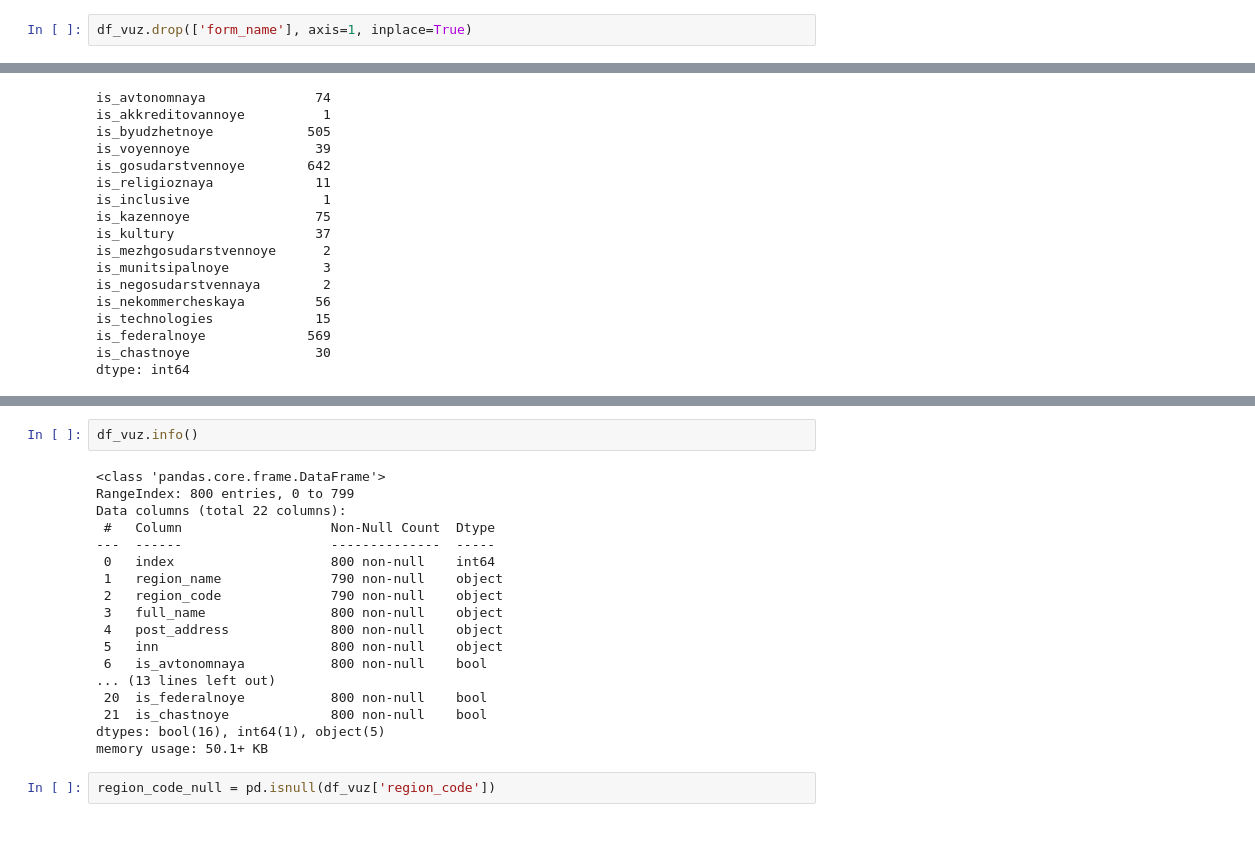
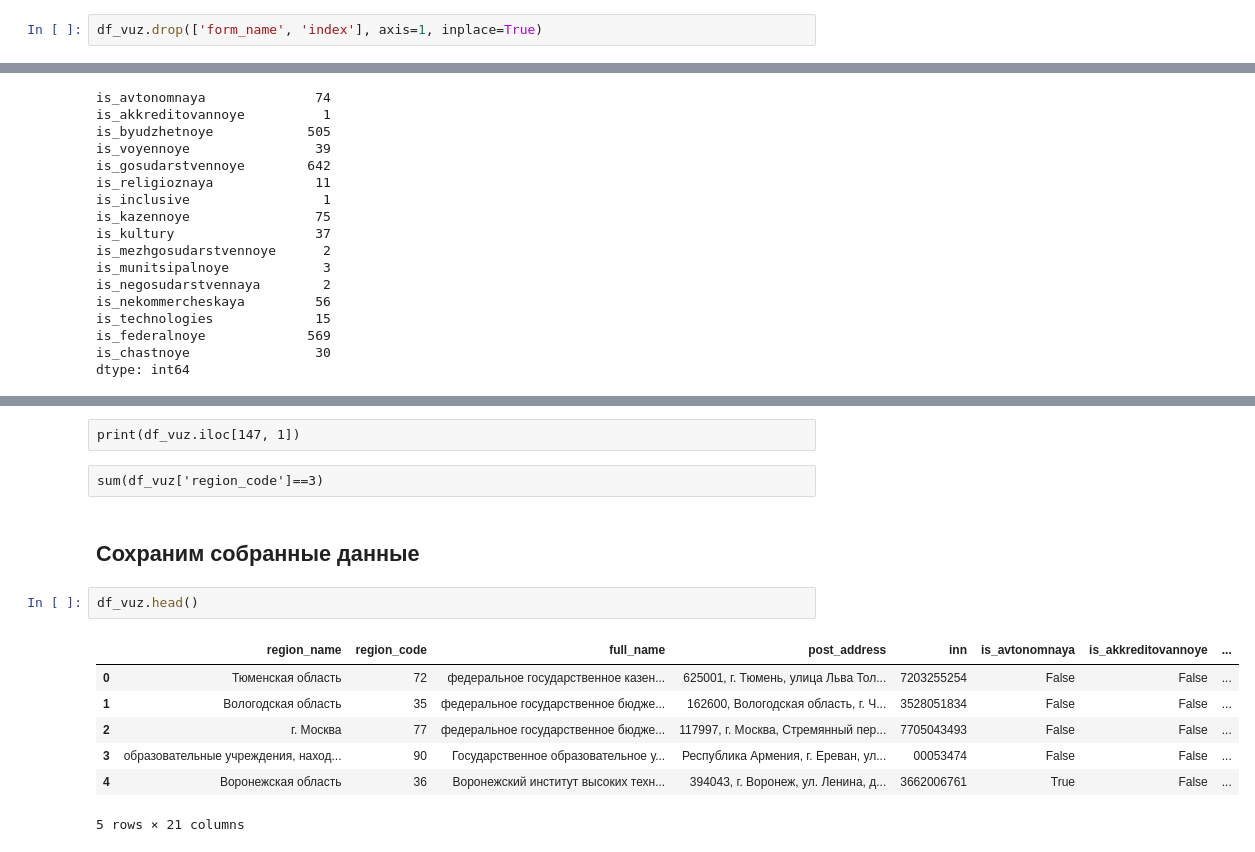
Before and after one commit to iconismo/data-contest-2020, a Jupyter notebook: notebooks/1-loading-inn.ipynb, the cells around one changed output, grey strips where cells are left out. Cells and saved outputs as stored; diff of their text form.

Commit message:
data and notebook

```diff
--- a/notebooks/1-loading-inn.ipynb
+++ b/notebooks/1-loading-inn.ipynb
@@ -183,4 +183,4 @@ array(['федеральное государственное казенное
 # %% [markdown]
 Видно, что столбец form_name заполнен небрежно и не полностью. В то же время наименование образовательной организации должно содержать указание на ее организационно-правовую форму и тип образовательной организации (согласно http://273-фз.рф/zakonodatelstvo/federalnyy-zakon-ot-29-dekabrya-2012-g-no-273-fz-ob-obrazovanii-v-rf). Поэтому удалим form_name. И извлечем нужную информацию из full_name.
 # %%
-df_vuz.drop(['form_name'], axis=1, inplace=True)
+df_vuz.drop(['form_name', 'index'], axis=1, inplace=True)
@@ -337,22 +373,16 @@ dtype: int64
+# %% [raw]
+print(df_vuz.iloc[147, 1])
+# %% [raw]
+sum(df_vuz['region_code']==3)
+# %% [markdown]
+## Сохраним собранные данные
 # %%
-df_vuz.info()
+df_vuz.head()
 # %% [output]
+|  | region_name | region_code | full_name | post_address | inn | is_avtonomnaya | is_akkreditovannoye | ... |
+| 0 | Тюменская область | 72 | федеральное государственное казен... | 625001, г. Тюмень, улица Льва Тол... | 7203255254 | False | False | ... |
+| 1 | Вологодская область | 35 | федеральное государственное бюдже... | 162600, Вологодская область, г. Ч... | 3528051834 | False | False | ... |
+| 2 | г. Москва | 77 | федеральное государственное бюдже... | 117997, г. Москва, Стремянный пер... | 7705043493 | False | False | ... |
+| 3 | образовательные учреждения, наход... | 90 | Государственное образовательное у... | Республика Армения, г. Ереван, ул... | 00053474 | False | False | ... |
+| 4 | Воронежская область | 36 | Воронежский институт высоких техн... | 394043, г. Воронеж, ул. Ленина, д... | 3662006761 | True | False | ... |
-<class 'pandas.core.frame.DataFrame'>
-RangeIndex: 800 entries, 0 to 799
-Data columns (total 22 columns):
- #   Column                   Non-Null Count  Dtype
----  ------                   --------------  -----
- 0   index                    800 non-null    int64
- 1   region_name              790 non-null    object
- 2   region_code              790 non-null    object
- 3   full_name                800 non-null    object
- 4   post_address             800 non-null    object
- 5   inn                      800 non-null    object
- 6   is_avtonomnaya           800 non-null    bool
-... (13 lines left out)
- 20  is_federalnoye           800 non-null    bool
- 21  is_chastnoye             800 non-null    bool
-dtypes: bool(16), int64(1), object(5)
-memory usage: 50.1+ KB
+5 rows × 21 columns
-# %%
-region_code_null = pd.isnull(df_vuz['region_code'])
```
Also changed, not shown: parts of 18 cells of this notebook, 8 other files.
